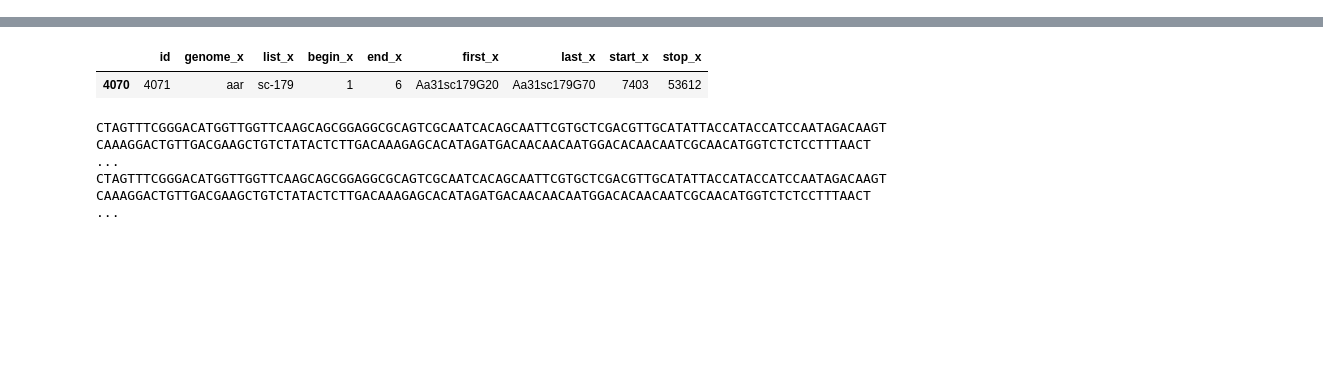
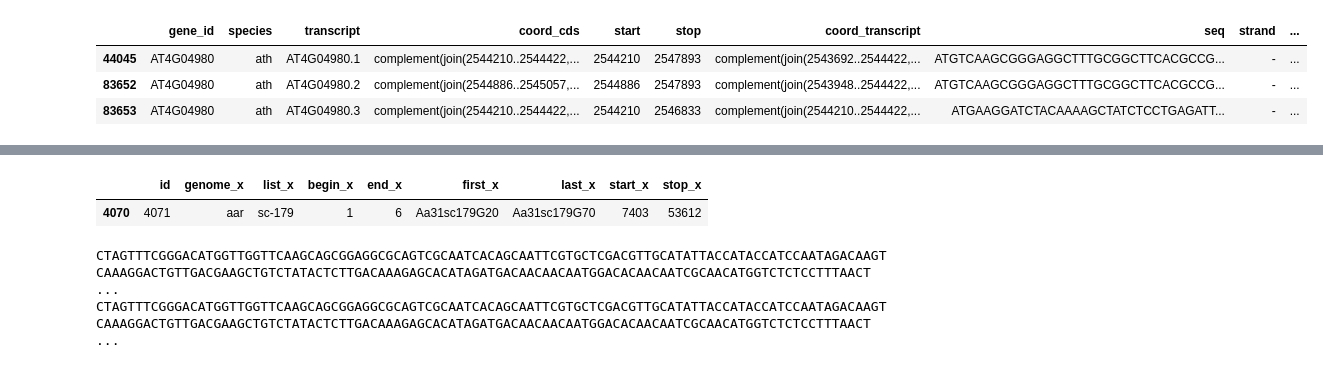
Before and after one commit to SteffenJong/ThesisProject, a Jupyter notebook: iadh/sanity_check_sequences.ipynb, the cells around one changed output, grey strips where cells are left out. Saved outputs shown, nothing was run; the diff lists cells and outputs as text; code cells hidden in the pictures; blank space fills up the shorter version.

```diff
--- a/iadh/sanity_check_sequences.ipynb
+++ b/iadh/sanity_check_sequences.ipynb
@@ -15,5 +45,7 @@ aar_path = Path("data/annotation.all_transcripts.aar.csv")
 # %%
 merged = pd.read_csv(iadh_merged_path, sep="\t", header=0)
 train_test = pd.read_csv(train_test_path, sep="\t", header=0, index_col=0)
-aar = pd.read_csv(aar_path, sep="\t", header=0, skiprows=8)
-aar.rename(columns={"#gene_id": "gene_id"}, inplace=True)
+ath = pd.read_csv(ath_path, sep="\t", header=0, skiprows=8)
+ath.rename(columns={"#gene_id": "gene_id"}, inplace=True)
+merged["orientations_x"] = merged["orientations_x"].apply(eval)
+merged["orientations_y"] = merged["orientations_y"].apply(eval)
@@ -29 +107,8 @@ train_test.head()
+# %%
+ath.query('gene_id == @l_gene')
+# %% [output]
+|  | gene_id | species | transcript | coord_cds | start | stop | coord_transcript | seq | strand | ... |
+| 44045 | AT4G04980 | ath | AT4G04980.1 | complement(join(2544210..2544422,... | 2544210 | 2547893 | complement(join(2543692..2544422,... | ATGTCAAGCGGGAGGCTTTGCGGCTTCACGCCG... | - | ... |
+| 83652 | AT4G04980 | ath | AT4G04980.2 | complement(join(2544886..2545057,... | 2544886 | 2547893 | complement(join(2543948..2544422,... | ATGTCAAGCGGGAGGCTTTGCGGCTTCACGCCG... | - | ... |
+| 83653 | AT4G04980 | ath | AT4G04980.3 | complement(join(2544210..2544422,... | 2544210 | 2546833 | complement(join(2544210..2544422,... | ATGAAGGATCTACAAAAGCTATCTCCTGAGATT... | - | ... |
 # %%
```
Also changed, not shown: parts of 9 cells of this notebook, 12 other files.
